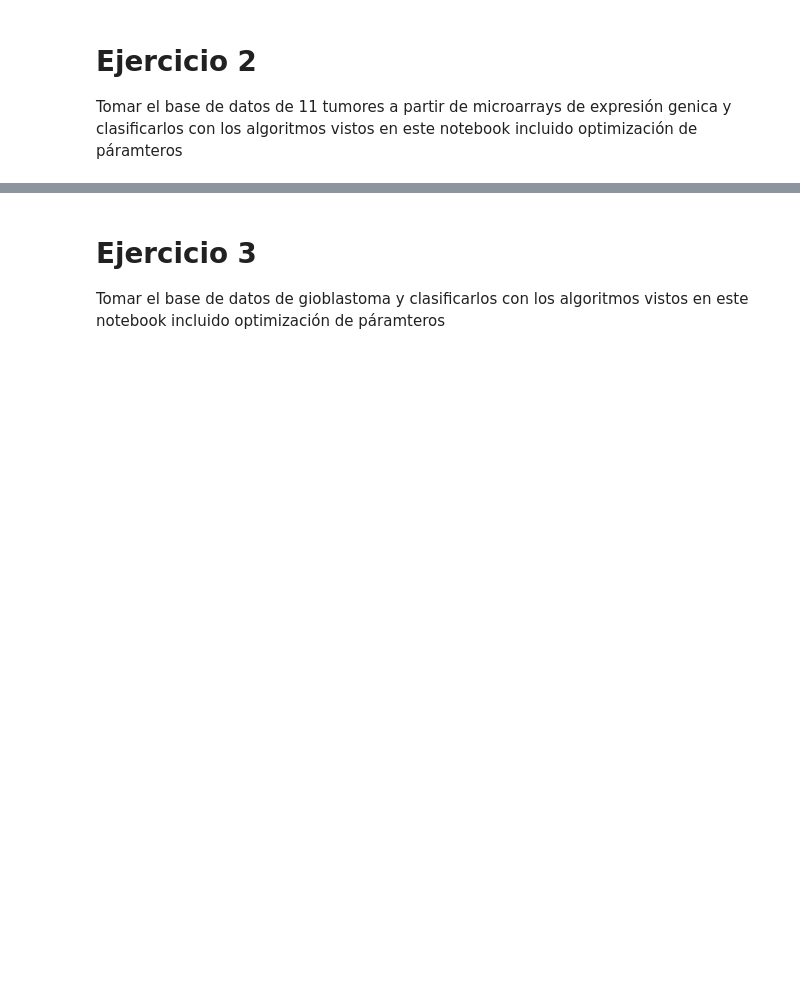
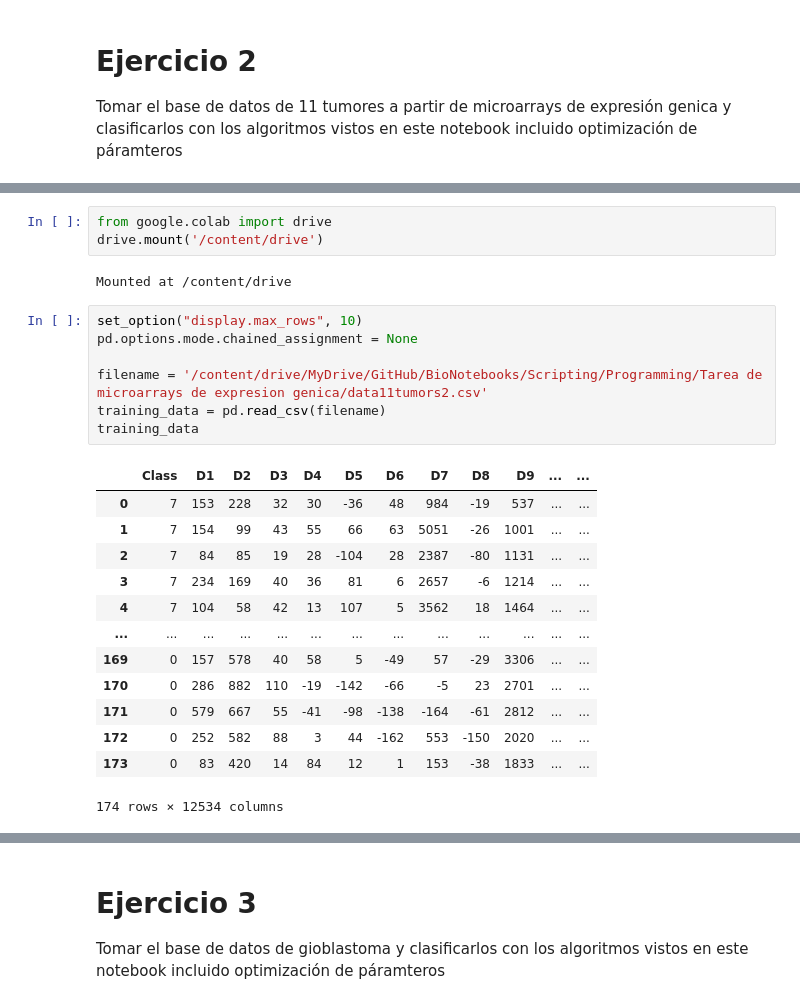
Before and after one commit to JancoDeveloper/BioNotebooks, a Jupyter notebook: Scripting/Programming/Clase_3_Bioinformatics_Machine_Learning.ipynb, the cells around one changed output, grey strips where cells are left out. Drawn from its saved outputs; the diff is of its cells as text; blank space fills up the shorter version.

```diff
--- a/Scripting/Programming/Clase_3_Bioinformatics_Machine_Learning.ipynb
+++ b/Scripting/Programming/Clase_3_Bioinformatics_Machine_Learning.ipynb
@@ -933,0 +1018,26 @@ Tomar el base de datos de 11 tumores a partir de microarrays de expresión genic
+# %%
+from google.colab import drive
+drive.mount('/content/drive')
+# %% [output]
+Mounted at /content/drive
+# %%
+set_option("display.max_rows", 10)
+pd.options.mode.chained_assignment = None
+
+filename = '/content/drive/MyDrive/GitHub/BioNotebooks/Scripting/Programming/Tarea de microarrays de expresion genica/data11tumors2.csv'
+training_data = pd.read_csv(filename)
+training_data
+# %% [output]
+|  | Class | D1 | D2 | D3 | D4 | D5 | D6 | D7 | D8 | D9 | ... | ... |
+| 0 | 7 | 153 | 228 | 32 | 30 | -36 | 48 | 984 | -19 | 537 | ... | ... |
+| 1 | 7 | 154 | 99 | 43 | 55 | 66 | 63 | 5051 | -26 | 1001 | ... | ... |
+| 2 | 7 | 84 | 85 | 19 | 28 | -104 | 28 | 2387 | -80 | 1131 | ... | ... |
+| 3 | 7 | 234 | 169 | 40 | 36 | 81 | 6 | 2657 | -6 | 1214 | ... | ... |
+| 4 | 7 | 104 | 58 | 42 | 13 | 107 | 5 | 3562 | 18 | 1464 | ... | ... |
+| ... | ... | ... | ... | ... | ... | ... | ... | ... | ... | ... | ... | ... |
+| 169 | 0 | 157 | 578 | 40 | 58 | 5 | -49 | 57 | -29 | 3306 | ... | ... |
+| 170 | 0 | 286 | 882 | 110 | -19 | -142 | -66 | -5 | 23 | 2701 | ... | ... |
+| 171 | 0 | 579 | 667 | 55 | -41 | -98 | -138 | -164 | -61 | 2812 | ... | ... |
+| 172 | 0 | 252 | 582 | 88 | 3 | 44 | -162 | 553 | -150 | 2020 | ... | ... |
+| 173 | 0 | 83 | 420 | 14 | 84 | 12 | 1 | 153 | -38 | 1833 | ... | ... |
+174 rows × 12534 columns
```
Also changed, not shown: parts of 85 cells of this notebook.
